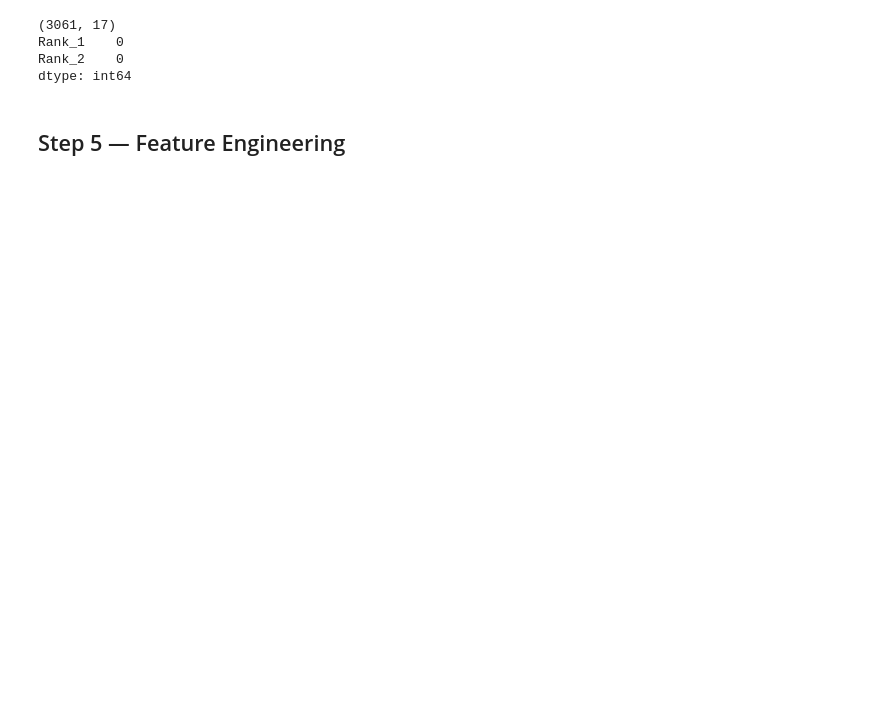
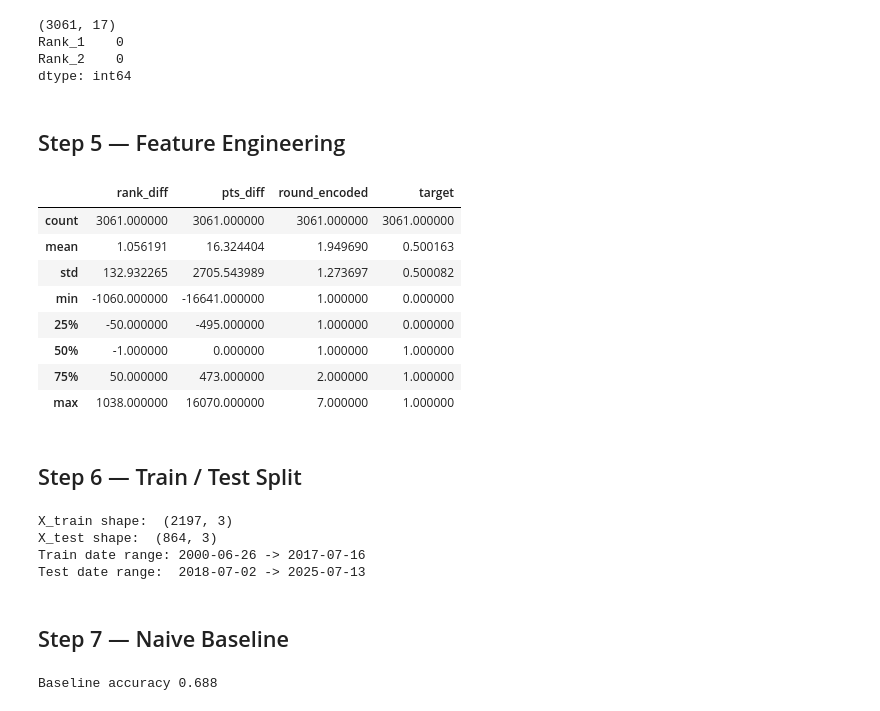
Before and after one commit to superhyper12/tennis-ML, a Jupyter notebook: wimbledon.ipynb, the cells around one changed output. Cells and saved outputs as stored; diff of their text form; code cells hidden in the pictures; blank space fills up the shorter version.

```diff
--- a/wimbledon.ipynb
+++ b/wimbledon.ipynb
@@ -89,3 +92,6 @@ print("Odd_2 dtype after:", df["Odd_2"].dtype)
 # %% [output]
 Odd_2 dtype before: object
 Odd_2 dtype after: float64
+# %%
+df["Date"] = pd.to_datetime(df["Date"])
+print(df["Date"])
@@ -100,4 +119,67 @@ dtype: int64
 # %% [markdown]
 ## Step 5 — Feature Engineering
 # %%
-df[""]
+df["Pts_1"] = df["Pts_1"].replace(np.nan,0)
+df["Pts_2"] = df["Pts_2"].replace(np.nan,0)
+
+
+round_map = {
+    "1st Round"     : 1,
+    "2nd Round"     : 2,
+    "3rd Round"     : 3,
+    "4th Round"     : 4,
+    "Quarterfinals" : 5,
+    "Semifinals"    : 6,
+    "The Final"     : 7
+}
+
+df["rank_diff"] = df["Rank_1"] - df["Rank_2"]
+df["pts_diff"] = df["Pts_1"] - df["Pts_2"]
+df["round_encoded"] = df["Round"].map(round_map)
+df["target"] = (df["Winner"] == df["Player_1"]).astype(int)
+
+df[["rank_diff", "pts_diff", "round_encoded", "target"]].describe()
+# %% [output]
+|  | rank_diff | pts_diff | round_encoded | target |
+| count | 3061.000000 | 3061.000000 | 3061.000000 | 3061.000000 |
+| mean | 1.056191 | 16.324404 | 1.949690 | 0.500163 |
+| std | 132.932265 | 2705.543989 | 1.273697 | 0.500082 |
+| min | -1060.000000 | -16641.000000 | 1.000000 | 0.000000 |
+| 25% | -50.000000 | -495.000000 | 1.000000 | 0.000000 |
+| 50% | -1.000000 | 0.000000 | 1.000000 | 1.000000 |
+| 75% | 50.000000 | 473.000000 | 2.000000 | 1.000000 |
+| max | 1038.000000 | 16070.000000 | 7.000000 | 1.000000 |
+# %% [markdown]
+## Step 6 — Train / Test Split
+# %%
+df_sorted = df.sort_values("Date")
+
+
+cutoff = pd.Timestamp("2018-01-01")
+train = df_sorted[df_sorted["Date"] < cutoff]
+test = df_sorted[df_sorted["Date"] >= cutoff]
+
+features = ["rank_diff","pts_diff","round_encoded"]
+X_train = train[features]
+Y_train = train["target"]
+
+X_test = test[features]
+y_test = test["target"]
+
+
+print("X_train shape: ",X_train.shape)
+print("X_test shape: ", X_test.shape)
+print("Train date range:", train["Date"].min().date(),"->", train["Date"].max().date())
+print("Test date range: ", test["Date"].min().date(),"->",test["Date"].max().date())
+# %% [output]
+X_train shape:  (2197, 3)
+X_test shape:  (864, 3)
+Train date range: 2000-06-26 -> 2017-07-16
+Test date range:  2018-07-02 -> 2025-07-13
+# %% [markdown]
+## Step 7 — Naive Baseline
+# %%
+baseline_pred = (X_test["rank_diff"] < 0 ).astype(int)
+print("Baseline accuracy", round(accuracy_score(y_test,baseline_pred),3))
+# %% [output]
+Baseline accuracy 0.688
```
Also changed, not shown: parts of 4 cells of this notebook.
